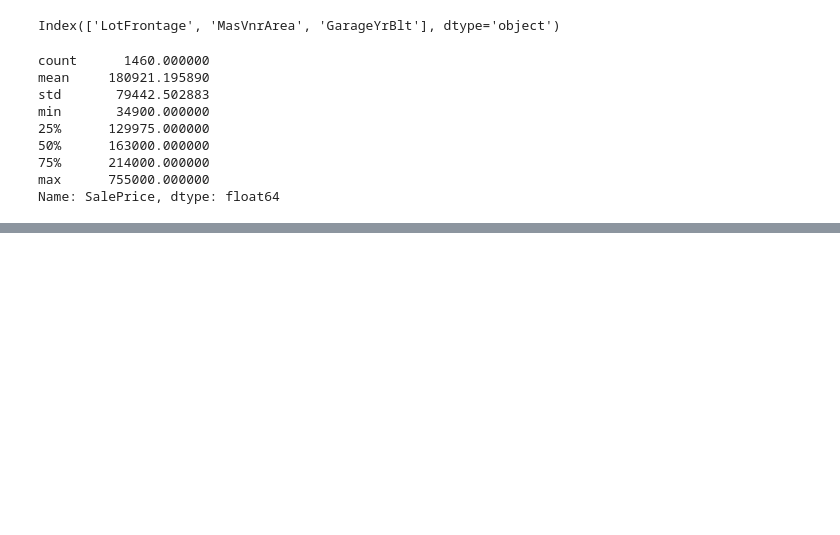
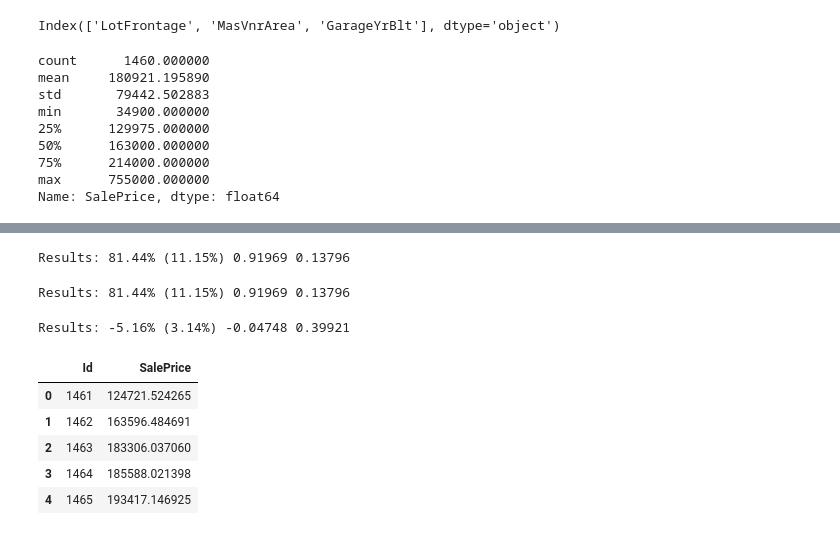
Before and after one commit to luigi-0/House-Prices, a Jupyter notebook: House Prices Exploration.ipynb, the cells around one changed output, grey strips where cells are left out. Saved outputs shown, nothing was run; the diff lists cells and outputs as text; code cells hidden in the pictures; blank space fills up the shorter version.

```diff
--- a/House Prices Exploration.ipynb
+++ b/House Prices Exploration.ipynb
@@ -316,0 +365,7 @@ class OneHotEncoder(BaseEstimator, TransformerMixin):
+# %%
+# Create training set.
+house_training = full_pipeline.fit_transform(house_prelim_train.copy())
+# %%
+# Create test set.
+house_testing = data_staging(house_test)
+house_test_data = full_pipeline.transform(house_prelim_test.copy())
@@ -316,0 +380,13 @@ class OneHotEncoder(BaseEstimator, TransformerMixin):
+# %%
+from sklearn.ensemble import GradientBoostingRegressor
+from sklearn.model_selection import cross_val_score
+from sklearn.model_selection import StratifiedKFold
+
+est = GradientBoostingRegressor(n_estimators=700, learning_rate=1.0,
+         max_depth=9,subsample=1.0, random_state=0, loss='ls').fit(house_training, house_labels)
+
+results = cross_val_score(est, house_training, house_labels, cv=10, n_jobs =-1)
+score = est.score(house_training, house_labels)
+rmse = rmsle(house_labels, est.predict(house_training))
+
+print("Results: {:.2f}% ({:.2f}%) {:.5f} {:.5f}".format(results.mean()*100, results.std()*100, score, rmse))
@@ -316,0 +424,56 @@ class OneHotEncoder(BaseEstimator, TransformerMixin):
+# %%
+from sklearn.linear_model import Lasso
+
+las = Lasso(alpha=1, max_iter=3000).fit(house_training, house_labels)
+
+results = cross_val_score(las, house_training, house_labels, cv=10, n_jobs =-1)
+score = las.score(house_training, house_labels)
+rmse = rmsle(house_labels, las.predict(house_training))
+
+print("Results: {:.2f}% ({:.2f}%) {:.5f} {:.5f}".format(results.mean()*100, results.std()*100, score, rmse))
+# %% [output]
+Results: 81.44% (11.15%) 0.91969 0.13796
+# %%
+print("Results: {:.2f}% ({:.2f}%) {:.5f} {:.5f}".format(results.mean()*100, results.std()*100, score, rmse))
+# %% [output]
+Results: 81.44% (11.15%) 0.91969 0.13796
+# %%
+from sklearn import svm
+
+clf = svm.SVR(kernel='rbf', gamma='scale', C=3).fit(house_training, house_labels)
+
+results = cross_val_score(clf, house_training, house_labels, cv=10, n_jobs =-1)
+score = clf.score(house_training, house_labels)
+rmse = rmsle(house_labels, clf.predict(house_training))
+
+print("Results: {:.2f}% ({:.2f}%) {:.5f} {:.5f}".format(results.mean()*100, results.std()*100, score, rmse))
+# %% [output]
+Results: -5.16% (3.14%) -0.04748 0.39921
+# %%
+# Create a function that will create dataframe for submission
+# Note: This function assumes that you will be using the Scikit prediction method
+def kaggle_submission(estimator, test_set, test_source, label, kaggle_id):
+    """
+    Create a csv to submit predictions to Kaggle.
+
+    estimator: Sci-kit estimator used on training set.
+    test_set: The test set.
+    label: The name of the label; must be a string.
+    test_source: The original training set, which contains the Id column.
+    kaggle_id: The id column from the test set.
+    """
+    predictions = estimator.predict(test_set)
+    predictions = pd.DataFrame(predictions, columns=[label])
+    submission = pd.DataFrame(test_source[kaggle_id])
+    submission[label] = predictions[label]
+    return submission
+# %%
+gbr_predictions = kaggle_submission(est, house_test_data, house_test, 'SalePrice', 'Id')
+gbr_predictions.head()
+# %% [output]
+|  | Id | SalePrice |
+| 0 | 1461 | 124721.524265 |
+| 1 | 1462 | 163596.484691 |
+| 2 | 1463 | 183306.037060 |
+| 3 | 1464 | 185588.021398 |
+| 4 | 1465 | 193417.146925 |
```
Also changed, not shown: parts of 21 cells of this notebook, 1 other file.
